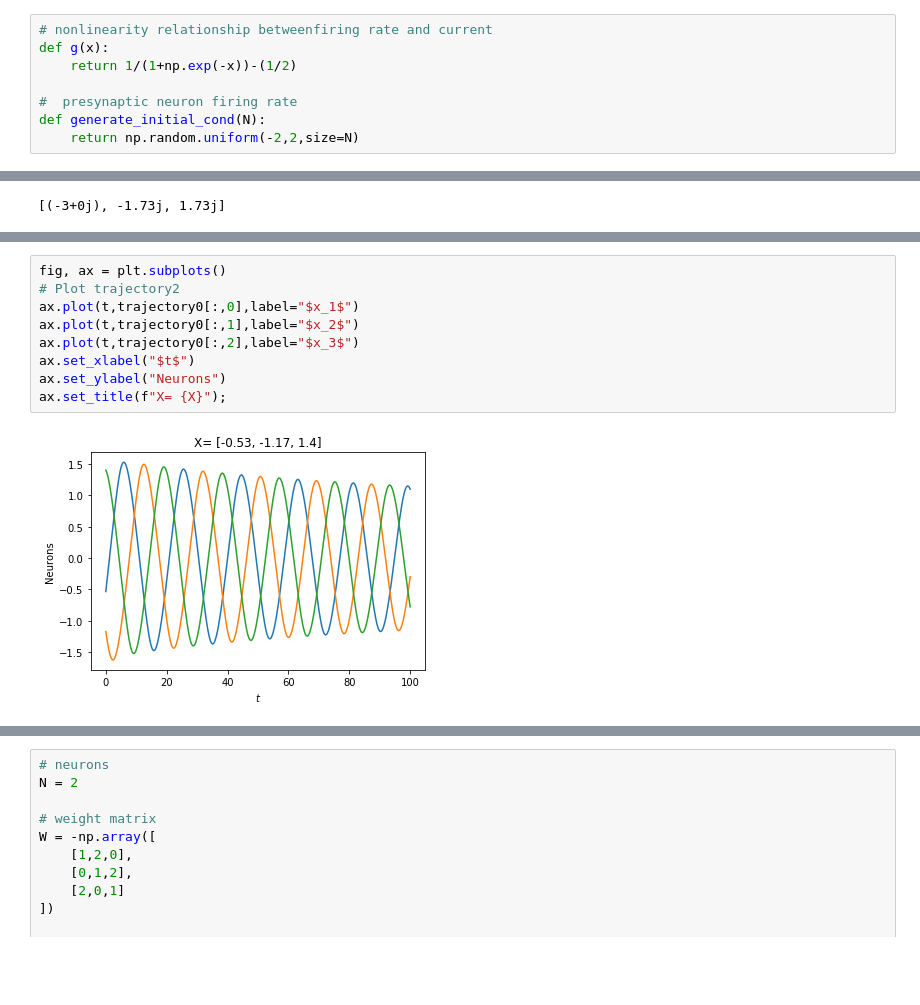
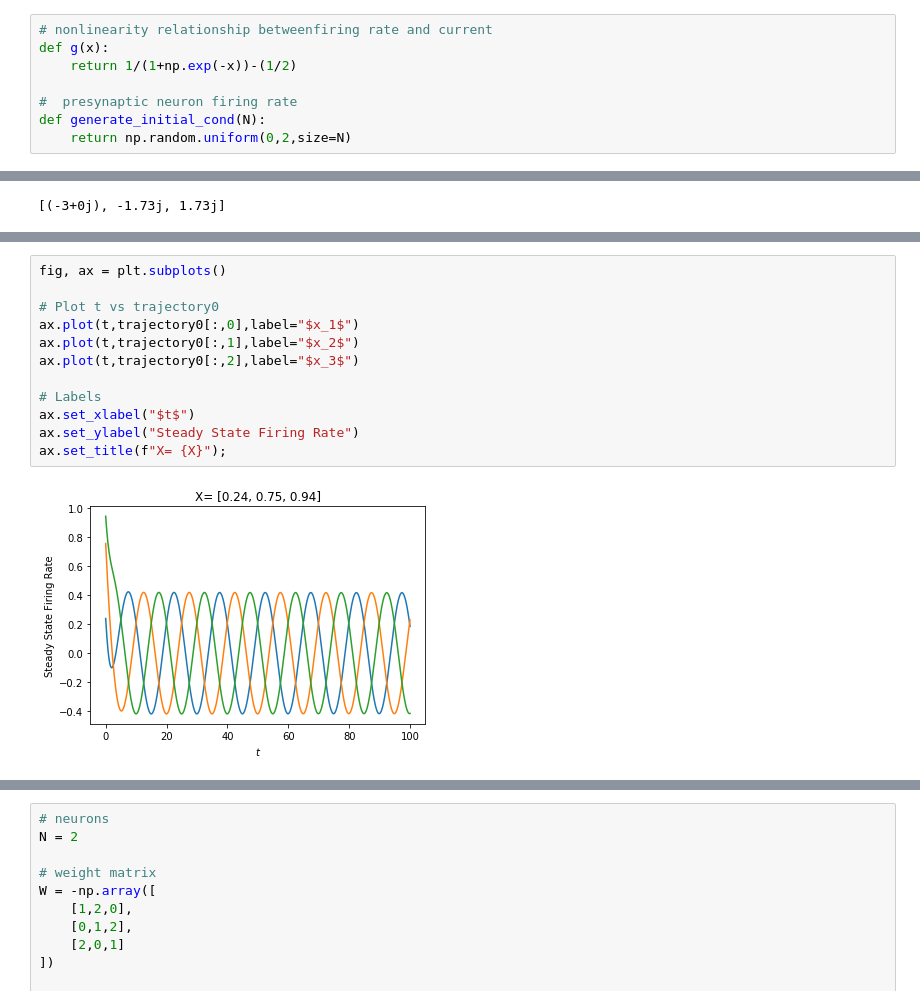
Before and after one commit to kegedy/EE502P, a Jupyter notebook: hw/kevin/HW10.ipynb, the cells around one changed output, grey strips where cells are left out. Cells and saved outputs as stored; diff of their text form; blank space fills up the shorter version.

```diff
--- a/hw/kevin/HW10.ipynb
+++ b/hw/kevin/HW10.ipynb
@@ -115,7 +117,7 @@ def g(x):
 
 #  presynaptic neuron firing rate
 def generate_initial_cond(N):
-    return np.random.uniform(-2,2,size=N)
+    return np.random.uniform(0,2,size=N)
 # %%
 #
 def firing_rates(init,t,W,b,neurons):
@@ -201,11 +203,14 @@ plt.show();
 # %%
 fig, ax = plt.subplots()
-# Plot trajectory2
+
+# Plot t vs trajectory0
 ax.plot(t,trajectory0[:,0],label="$x_1$")
 ax.plot(t,trajectory0[:,1],label="$x_2$")
 ax.plot(t,trajectory0[:,2],label="$x_3$")
+
+# Labels
 ax.set_xlabel("$t$")
-ax.set_ylabel("Neurons")
+ax.set_ylabel("Steady State Firing Rate")
 ax.set_title(f"X= {X}");
 # %% [output]
-[figure, old version]
+[figure, new version]
```
Also changed, not shown: parts of 22 cells of this notebook.
